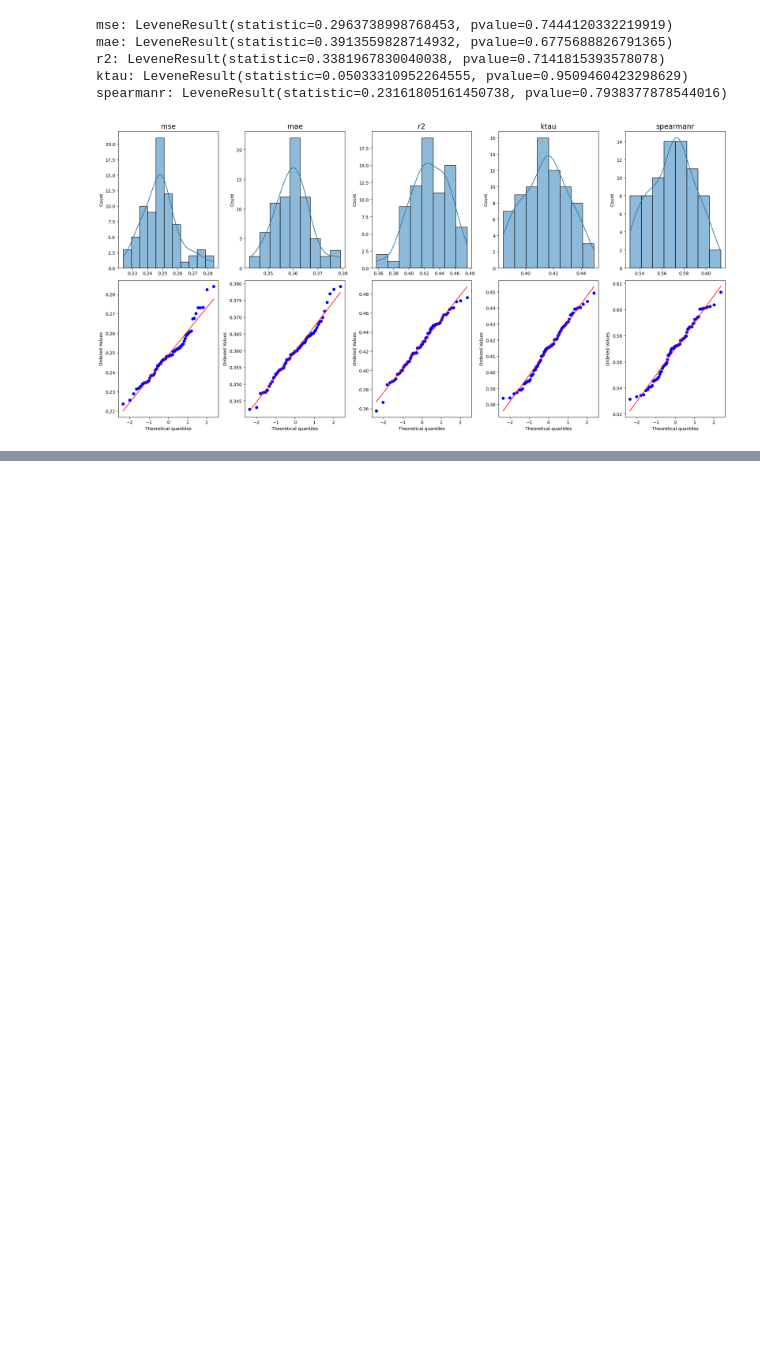
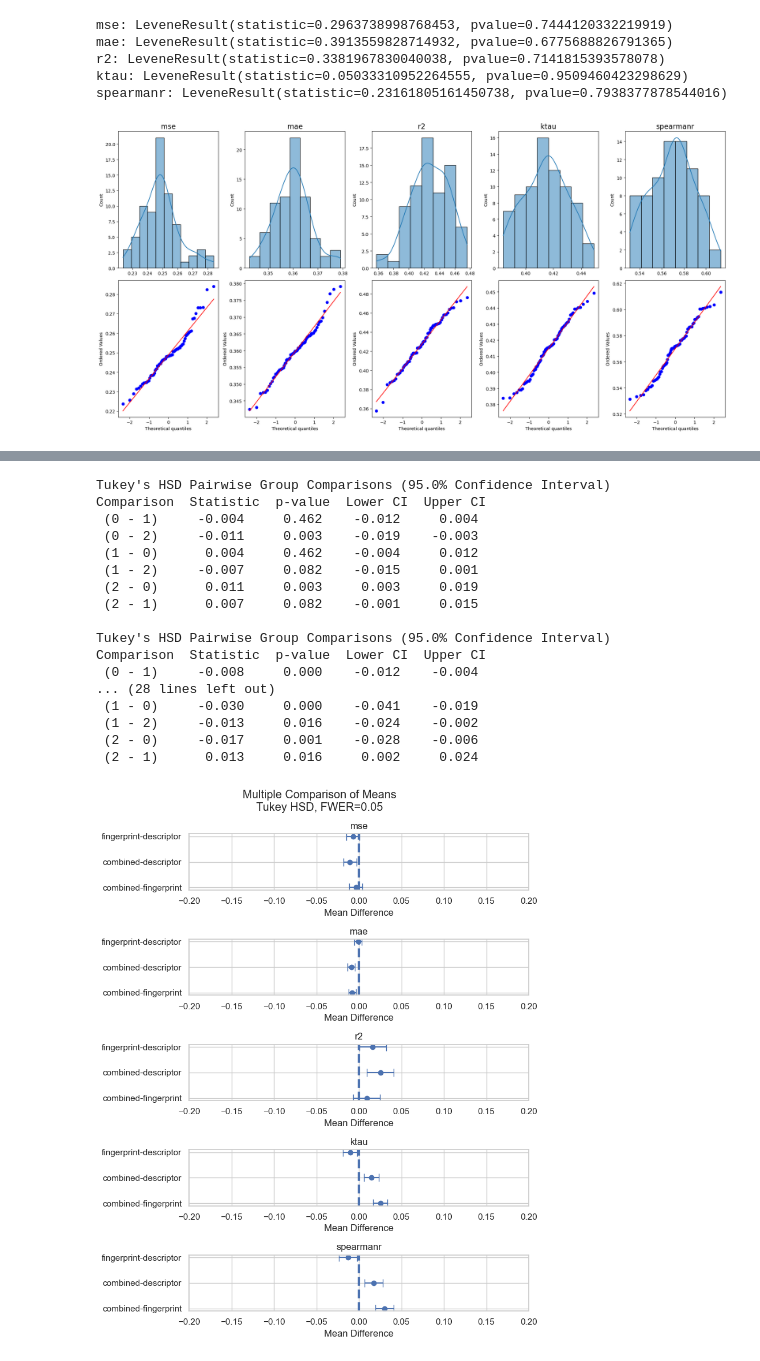
Before and after one commit to OpenADMET/openadmet-models, a Jupyter notebook: openadmet_models/notebooks/initial_2_anvil_compare.ipynb, the cells around one changed output, grey strips where cells are left out. Drawn from its saved outputs; the diff is of its cells as text; code cells hidden in the pictures; blank space fills up the shorter version.

```diff
--- a/openadmet_models/notebooks/initial_2_anvil_compare.ipynb
+++ b/openadmet_models/notebooks/initial_2_anvil_compare.ipynb
@@ -100,0 +274,57 @@ AttributeError: 'numpy.ndarray' object has no attribute 'yaxis'
+# %%
+from polaris_model_comparison import ci_plot
+
+metric_list = ['mse', 'mae', 'r2', 'ktau', 'spearmanr']
+method_list = ['combined', 'fingerprint', 'descriptor']
+figure, axes = plt.subplots(len(metric_list), 1, figsize=(8, 2 * len(metric_list)), sharex=False)
+ax_ind = 0
+for metric in metric_list:
+    hsd = tukey_hsd(data[data['method']=='combined'][metric], data[data['method']=='fingerprint'][metric], data[data['method']=='descriptor'][metric])
+    print(hsd)
+    hsd_df = pd.DataFrame()
+    method_compare = []
+    stats = []
+    errorbars = []
+    stat_ind = 0
+    for i in range(len(hsd.statistic)-1):
+        for j in range(i+1, len(row)):
+            stat = hsd.statistic[i,j]
+            method_compare.append(f'{method_list[i]}-{method_list[j]}')
+            stats.append(stat)
+            errorbars.append([stat-hsd.confidence_interval(confidence_level=0.95).low[i,j],
+                             hsd.confidence_interval(confidence_level=0.95).high[i,j]-stat])
+            stat_ind += 1
+    errorbars = np.transpose(errorbars)
+    hsd_df = pd.DataFrame({"method":method_compare,"stat":stats})
+    sns.set(rc={'figure.figsize': (6, 2)})
+    sns.set_context('notebook')
+    sns.set_style('whitegrid')
+    ax = axes[ax_ind]
+    ax.errorbar(data=hsd_df, x="stat", y="method", xerr=errorbars, fmt='o', capsize=5)
+    ax.axvline(0, ls="--", lw=3)
+    ax.set_title(metric)
+    ax.set_xlabel("Mean Difference")
+    ax.set_ylabel("")
+    ax.set_xlim(-0.2, 0.2)
+    ax_ind += 1
+figure.suptitle("Multiple Comparison of Means\nTukey HSD, FWER=0.05")
+plt.tight_layout()
+# %% [output]
+Tukey's HSD Pairwise Group Comparisons (95.0% Confidence Interval)
+Comparison  Statistic  p-value  Lower CI  Upper CI
+ (0 - 1)     -0.004     0.462    -0.012     0.004
+ (0 - 2)     -0.011     0.003    -0.019    -0.003
+ (1 - 0)      0.004     0.462    -0.004     0.012
+ (1 - 2)     -0.007     0.082    -0.015     0.001
+ (2 - 0)      0.011     0.003     0.003     0.019
+ (2 - 1)      0.007     0.082    -0.001     0.015
+
+Tukey's HSD Pairwise Group Comparisons (95.0% Confidence Interval)
+Comparison  Statistic  p-value  Lower CI  Upper CI
+ (0 - 1)     -0.008     0.000    -0.012    -0.004
+... (28 lines left out)
+ (1 - 0)     -0.030     0.000    -0.041    -0.019
+ (1 - 2)     -0.013     0.016    -0.024    -0.002
+ (2 - 0)     -0.017     0.001    -0.028    -0.006
+ (2 - 1)      0.013     0.016     0.002     0.024
+[figure, added]
```
Also changed, not shown: parts of 3 cells of this notebook, 1 other file.
